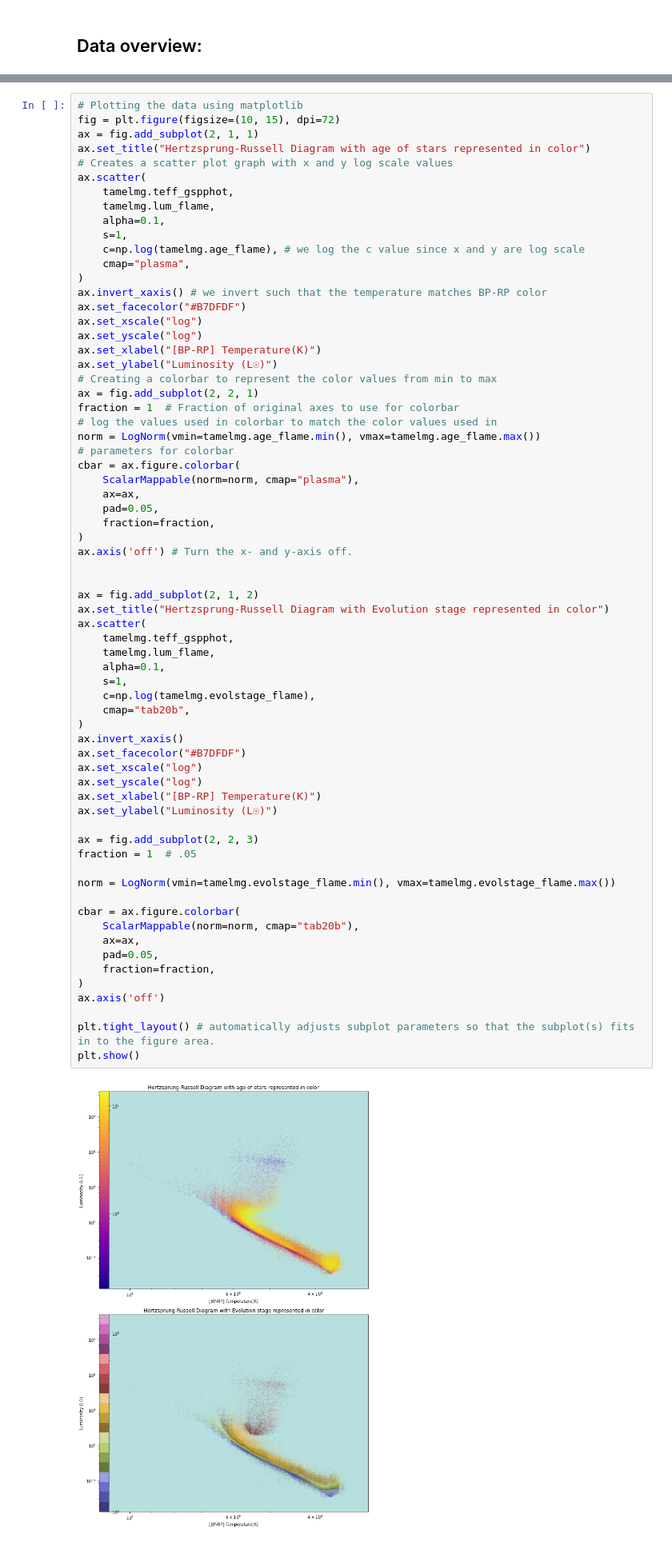
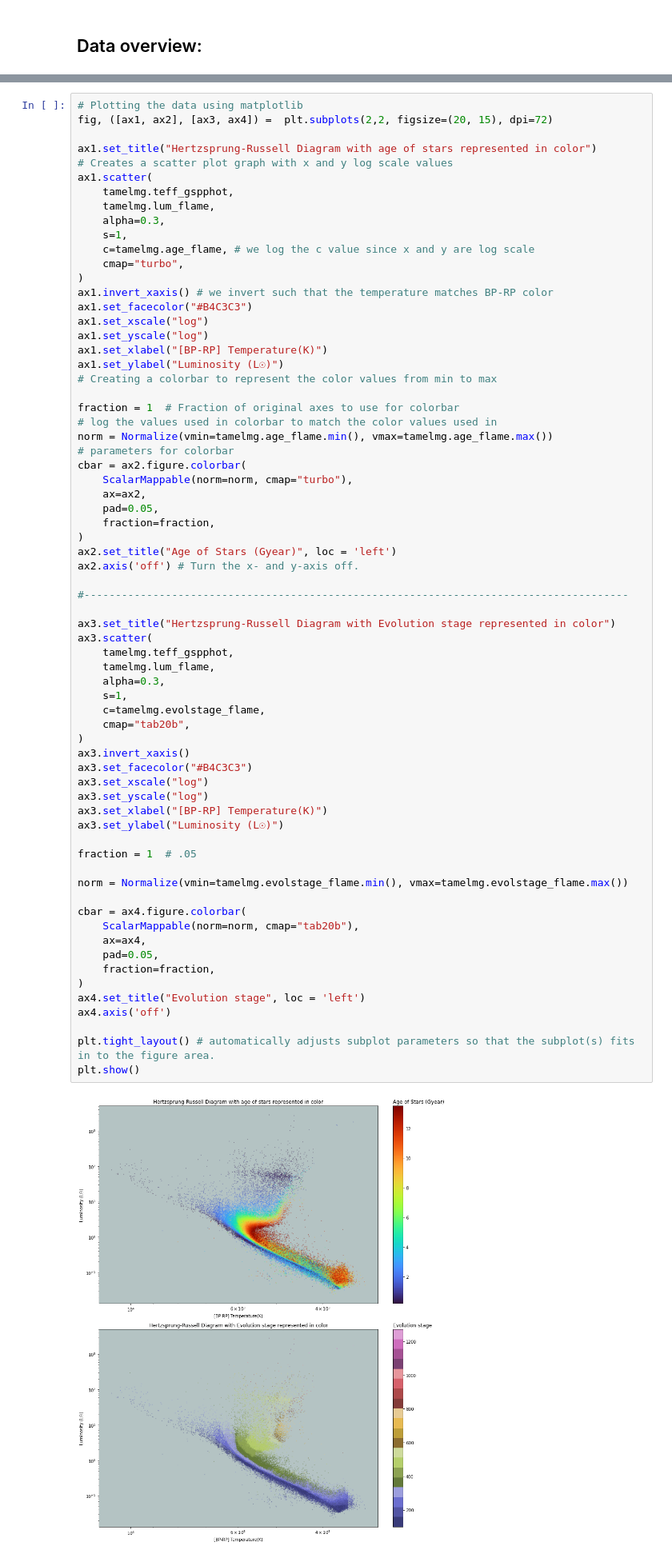
Before and after one commit to ArcticSqued/gdr3-analysis, a Jupyter notebook: Reading and evaluating a subset of data from Gaia's data release 3.ipynb, the cells around one changed output, grey strips where cells are left out. Shown at 80% size. Cells and saved outputs as stored; diff of their text form.

```diff
--- a/Reading and evaluating a subset of data from Gaia's data release 3.ipynb
+++ b/Reading and evaluating a subset of data from Gaia's data release 3.ipynb
@@ -63,71 +72,72 @@ With the data presented on a graph we will:
 - comment on the similarities with significant or slight differentiation in color range
 # %%
 # Plotting the data using matplotlib
-fig = plt.figure(figsize=(10, 15), dpi=72)
-ax = fig.add_subplot(2, 1, 1)
-ax.set_title("Hertzsprung-Russell Diagram with age of stars represented in color")
+fig, ([ax1, ax2], [ax3, ax4]) =  plt.subplots(2,2, figsize=(20, 15), dpi=72)
+
+ax1.set_title("Hertzsprung-Russell Diagram with age of stars represented in color")
 # Creates a scatter plot graph with x and y log scale values
-ax.scatter(
+ax1.scatter(
     tamelmg.teff_gspphot,
     tamelmg.lum_flame,
-    alpha=0.1,
+    alpha=0.3,
     s=1,
-    c=np.log(tamelmg.age_flame), # we log the c value since x and y are log scale
-    cmap="plasma",
+    c=tamelmg.age_flame, # we log the c value since x and y are log scale
+    cmap="turbo",
 )
-ax.invert_xaxis() # we invert such that the temperature matches BP-RP color
-ax.set_facecolor("#B7DFDF")
-ax.set_xscale("log")
-ax.set_yscale("log")
-ax.set_xlabel("[BP-RP] Temperature(K)")
-ax.set_ylabel("Luminosity (L☉)")
+ax1.invert_xaxis() # we invert such that the temperature matches BP-RP color
+ax1.set_facecolor("#B4C3C3")
+ax1.set_xscale("log")
+ax1.set_yscale("log")
+ax1.set_xlabel("[BP-RP] Temperature(K)")
+ax1.set_ylabel("Luminosity (L☉)")
 # Creating a colorbar to represent the color values from min to max
-ax = fig.add_subplot(2, 2, 1)
+
 fraction = 1  # Fraction of original axes to use for colorbar
 # log the values used in colorbar to match the color values used in
-norm = LogNorm(vmin=tamelmg.age_flame.min(), vmax=tamelmg.age_flame.max())
+norm = Normalize(vmin=tamelmg.age_flame.min(), vmax=tamelmg.age_flame.max())
 # parameters for colorbar
-cbar = ax.figure.colorbar(
-    ScalarMappable(norm=norm, cmap="plasma"),
-    ax=ax,
+cbar = ax2.figure.colorbar(
+    ScalarMappable(norm=norm, cmap="turbo"),
+    ax=ax2,
     pad=0.05,
     fraction=fraction,
 )
-ax.axis('off') # Turn the x- and y-axis off.
+ax2.set_title("Age of Stars (Gyear)", loc = 'left')
+ax2.axis('off') # Turn the x- and y-axis off.
 
+#---------------------------------------------------------------------------------------
 
-ax = fig.add_subplot(2, 1, 2)
-ax.set_title("Hertzsprung-Russell Diagram with Evolution stage represented in color")
-ax.scatter(
+ax3.set_title("Hertzsprung-Russell Diagram with Evolution stage represented in color")
+ax3.scatter(
     tamelmg.teff_gspphot,
     tamelmg.lum_flame,
-    alpha=0.1,
+    alpha=0.3,
     s=1,
-    c=np.log(tamelmg.evolstage_flame),
+    c=tamelmg.evolstage_flame,
     cmap="tab20b",
 )
-ax.invert_xaxis()
-ax.set_facecolor("#B7DFDF")
-ax.set_xscale("log")
-ax.set_yscale("log")
-ax.set_xlabel("[BP-RP] Temperature(K)")
-ax.set_ylabel("Luminosity (L☉)")
+ax3.invert_xaxis()
+ax3.set_facecolor("#B4C3C3")
+ax3.set_xscale("log")
+ax3.set_yscale("log")
+ax3.set_xlabel("[BP-RP] Temperature(K)")
+ax3.set_ylabel("Luminosity (L☉)")
 
-ax = fig.add_subplot(2, 2, 3)
 fraction = 1  # .05
 
-norm = LogNorm(vmin=tamelmg.evolstage_flame.min(), vmax=tamelmg.evolstage_flame.max())
+norm = Normalize(vmin=tamelmg.evolstage_flame.min(), vmax=tamelmg.evolstage_flame.max())
 
-cbar = ax.figure.colorbar(
+cbar = ax4.figure.colorbar(
     ScalarMappable(norm=norm, cmap="tab20b"),
-    ax=ax,
+    ax=ax4,
     pad=0.05,
     fraction=fraction,
 )
-ax.axis('off')
+ax4.set_title("Evolution stage", loc = 'left')
+ax4.axis('off')
 
 plt.tight_layout() # automatically adjusts subplot parameters so that the subplot(s) fits in to the figure area.
 plt.show()
 # %% [output]
-[figure, old version]
+[figure, new version]
 # %% [markdown]
```
Also changed, not shown: parts of 13 cells of this notebook.
